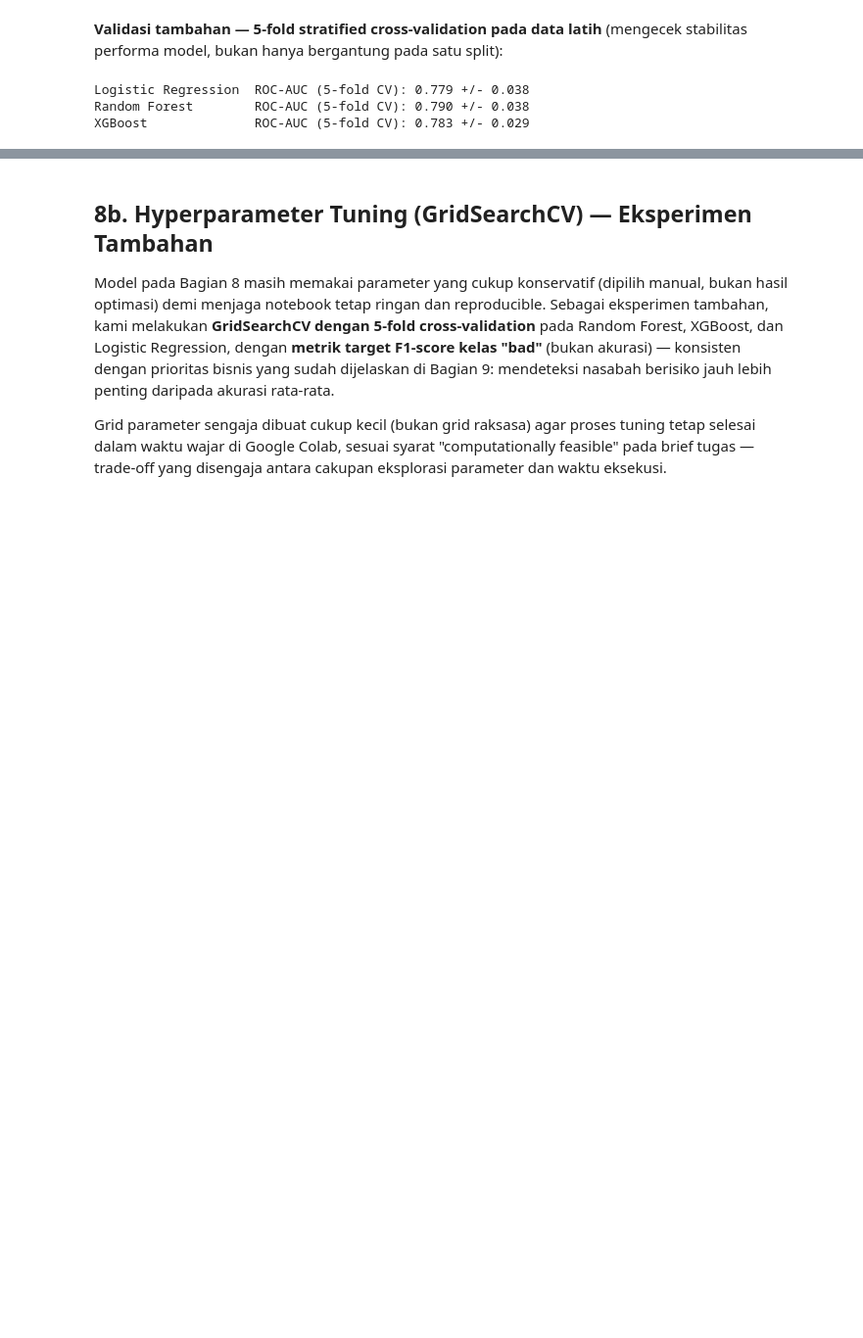
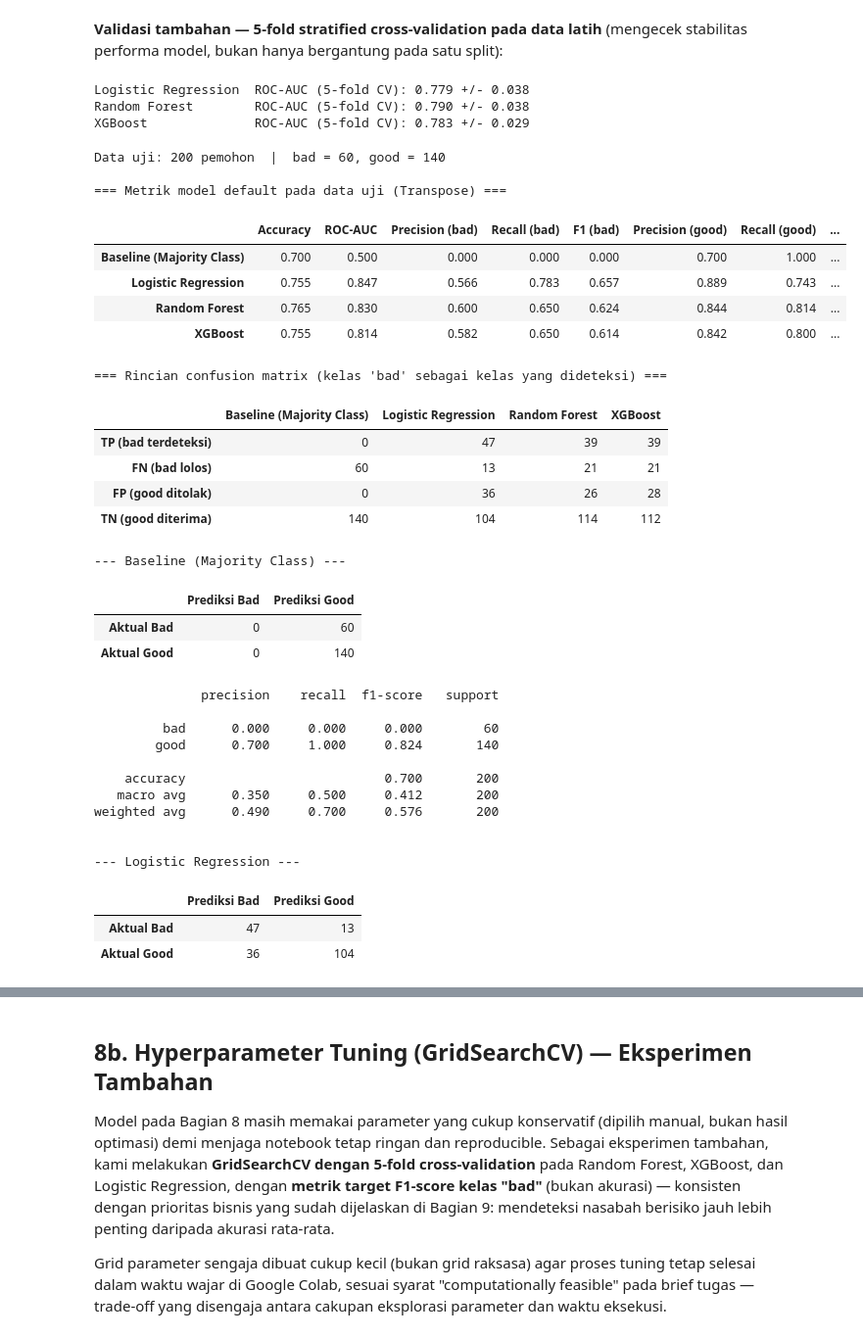
Before and after one commit to Sisilfr/uts-predictive-analysis, a Jupyter notebook: Predictive Analysis - German Credit Risk.ipynb, the cells around one changed output, grey strips where cells are left out. Shown at 98% size. Cells and saved outputs as stored; diff of their text form; code cells hidden in the pictures; blank space fills up the shorter version.

```diff
--- a/Predictive Analysis - German Credit Risk.ipynb
+++ b/Predictive Analysis - German Credit Risk.ipynb
@@ -510,3 +510,82 @@ for name, pipe in [('Logistic Regression', logreg_pipe), ('Random Forest', rf_pi
 Logistic Regression  ROC-AUC (5-fold CV): 0.779 +/- 0.038
 Random Forest        ROC-AUC (5-fold CV): 0.790 +/- 0.038
 XGBoost              ROC-AUC (5-fold CV): 0.783 +/- 0.029
+# %%
+# ===== RINGKASAN METRIK MODEL DEFAULT (data uji; tanpa tuning, tanpa CV) =====
+from IPython.display import display
+
+models = {
+    'Baseline (Majority Class)': baseline,
+    'Logistic Regression': logreg_pipe,
+    'Random Forest': rf_pipe,
+    'XGBoost': xgb_pipe,
+}
+
+metric_rows, count_rows, cms = {}, {}, {}
+for name, m in models.items():
+    pred  = m.predict(X_test)
+    proba = m.predict_proba(X_test)[:, 1]                     # P(good)
+    p, r, f, _ = precision_recall_fscore_support(y_test, pred, labels=[0, 1], zero_division=0)
+    cm = confusion_matrix(y_test, pred, labels=[0, 1])        # baris = aktual, kolom = prediksi
+    cms[name] = cm
+
+    metric_rows[name] = {
+        'Accuracy': accuracy_score(y_test, pred),
+        'ROC-AUC': roc_auc_score(y_test, proba),
+        'Precision (bad)': p[0], 'Recall (bad)': r[0], 'F1 (bad)': f[0],
+        'Precision (good)': p[1], 'Recall (good)': r[1], 'F1 (good)': f[1],
+        'F1 macro': f1_score(y_test, pred, average='macro', zero_division=0),
+        'F1 weighted': f1_score(y_test, pred, average='weighted', zero_division=0),
+    }
+    # kelas "bad" diperlakukan sebagai kelas yang ingin dideteksi
+    count_rows[name] = {
+        'TP (bad terdeteksi)': cm[0, 0], 'FN (bad lolos)': cm[0, 1],
+        'FP (good ditolak)':   cm[1, 0], 'TN (good diterima)': cm[1, 1],
+    }
+
+print(f"Data uji: {len(y_test)} pemohon  |  bad = {(y_test == 0).sum()}, good = {(y_test == 1).sum()}")
+
+print("\n=== Metrik model default pada data uji (Transpose) ===")
+display(pd.DataFrame(metric_rows).T.round(3))
+
+print("\n=== Rincian confusion matrix (kelas 'bad' sebagai kelas yang dideteksi) ===")
+display(pd.DataFrame(count_rows))
+
+for name, cm in cms.items():
+    print(f"\n--- {name} ---")
+    display(pd.DataFrame(cm, index=['Aktual Bad', 'Aktual Good'], columns=['Prediksi Bad', 'Prediksi Good']))
+    print(classification_report(y_test, models[name].predict(X_test),
+                                labels=[0, 1], target_names=['bad', 'good'], digits=3, zero_division=0))
+# %% [output]
+Data uji: 200 pemohon  |  bad = 60, good = 140
+
+=== Metrik model default pada data uji (Transpose) ===
+|  | Accuracy | ROC-AUC | Precision (bad) | Recall (bad) | F1 (bad) | Precision (good) | Recall (good) | ... |
+| Baseline (Majority Class) | 0.700 | 0.500 | 0.000 | 0.000 | 0.000 | 0.700 | 1.000 | ... |
+| Logistic Regression | 0.755 | 0.847 | 0.566 | 0.783 | 0.657 | 0.889 | 0.743 | ... |
+| Random Forest | 0.765 | 0.830 | 0.600 | 0.650 | 0.624 | 0.844 | 0.814 | ... |
+| XGBoost | 0.755 | 0.814 | 0.582 | 0.650 | 0.614 | 0.842 | 0.800 | ... |
+=== Rincian confusion matrix (kelas 'bad' sebagai kelas yang dideteksi) ===
+|  | Baseline (Majority Class) | Logistic Regression | Random Forest | XGBoost |
+| TP (bad terdeteksi) | 0 | 47 | 39 | 39 |
+| FN (bad lolos) | 60 | 13 | 21 | 21 |
+| FP (good ditolak) | 0 | 36 | 26 | 28 |
+| TN (good diterima) | 140 | 104 | 114 | 112 |
+--- Baseline (Majority Class) ---
+|  | Prediksi Bad | Prediksi Good |
+| Aktual Bad | 0 | 60 |
+| Aktual Good | 0 | 140 |
+              precision    recall  f1-score   support
+
+         bad      0.000     0.000     0.000        60
+        good      0.700     1.000     0.824       140
+
+    accuracy                          0.700       200
+   macro avg      0.350     0.500     0.412       200
+weighted avg      0.490     0.700     0.576       200
+
+
+--- Logistic Regression ---
+|  | Prediksi Bad | Prediksi Good |
+| Aktual Bad | 47 | 13 |
+| Aktual Good | 36 | 104 |
```
Also changed, not shown: parts of 2 cells of this notebook, 3 other files.
